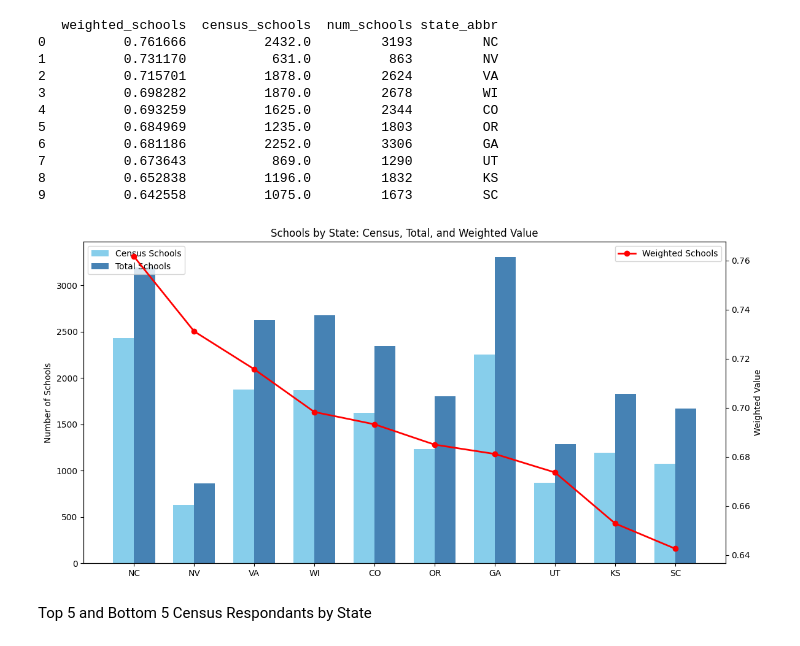
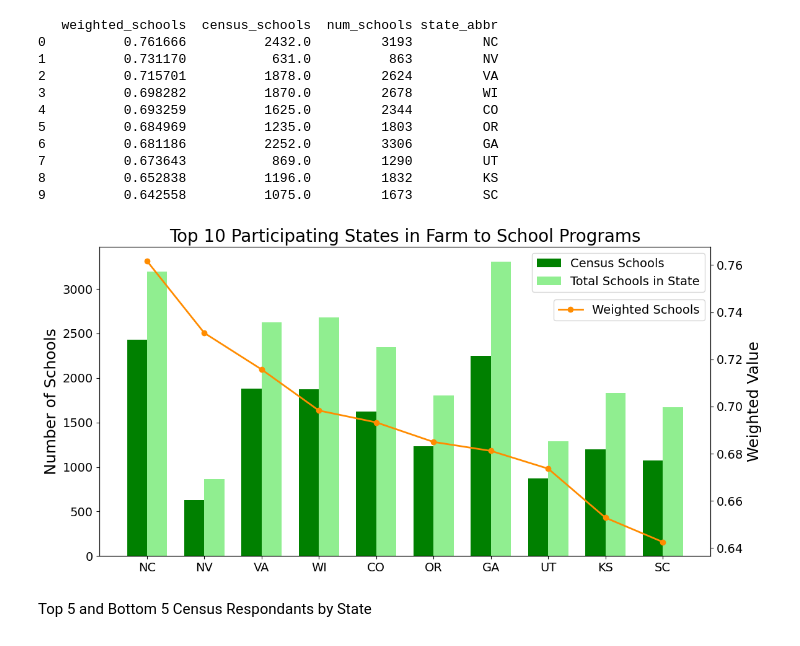
Before and after one commit to mollichite/Feeding-Minds-Data-on-Farm-to-School-Efforts-Nationwide, a Jupyter notebook: notebooks/final_cleaning.ipynb, the cells around one changed output. Drawn from its saved outputs; the diff is of its cells as text; code cells hidden in the pictures.

```diff
--- a/notebooks/final_cleaning.ipynb
+++ b/notebooks/final_cleaning.ipynb
@@ -807,38 +613,36 @@ print(result2)
 8          0.652838          1196.0         1832         KS
 9          0.642558          1075.0         1673         SC
 # %%
-
-
 df = result2.sort_values("weighted_schools", ascending=False)
 
-# Plot setup
+#Plot setup
 fig, ax1 = plt.subplots(figsize=(12, 6))
 x = range(len(df))
 bar_width = 0.35
 
-# Bars for census and total schools
+#Bars for census and total schools
 ax1.bar([i - bar_width/2 for i in x], df["census_schools"],
-        width=bar_width, label="Census Schools", color="skyblue")
+        width=bar_width, label="Census Schools", color="green")
 ax1.bar([i + bar_width/2 for i in x], df["num_schools"],
-        width=bar_width, label="Total Schools", color="steelblue")
+        width=bar_width, label="Total Schools in State", color="lightgreen")
 
 ax1.set_xticks(x)
 ax1.set_xticklabels(df["state_abbr"])
 ax1.set_ylabel("Number of Schools")
-ax1.legend(loc="upper left")
+ax1.legend(loc="upper right", bbox_to_anchor=(1, 1))
 
-# Secondary axis for weighted schools
+#Secondary axis for weighted schools
 ax2 = ax1.twinx()
-ax2.plot(x, df["weighted_schools"], color="red", marker="o",
+ax2.plot(x, df["weighted_schools"], color="darkorange", marker="o",
          linewidth=2, label="Weighted Schools")
 ax2.set_ylabel("Weighted Value")
-ax2.legend(loc="upper right")
+ax2.legend(loc="upper right", bbox_to_anchor=(1, 0.85))
 
-plt.title("Schools by State: Census, Total, and Weighted Value")
+plt.title("Top 10 Participating States in Farm to School Programs")
 plt.tight_layout()
 plt.show()
 # %% [output]
-[figure, old version]
+[figure, new version]
 # %% [markdown]
 Top 5 and Bottom 5 Census Respondants by State
 # %%
```
Also changed, not shown: parts of 41 cells of this notebook, 1 other file.
